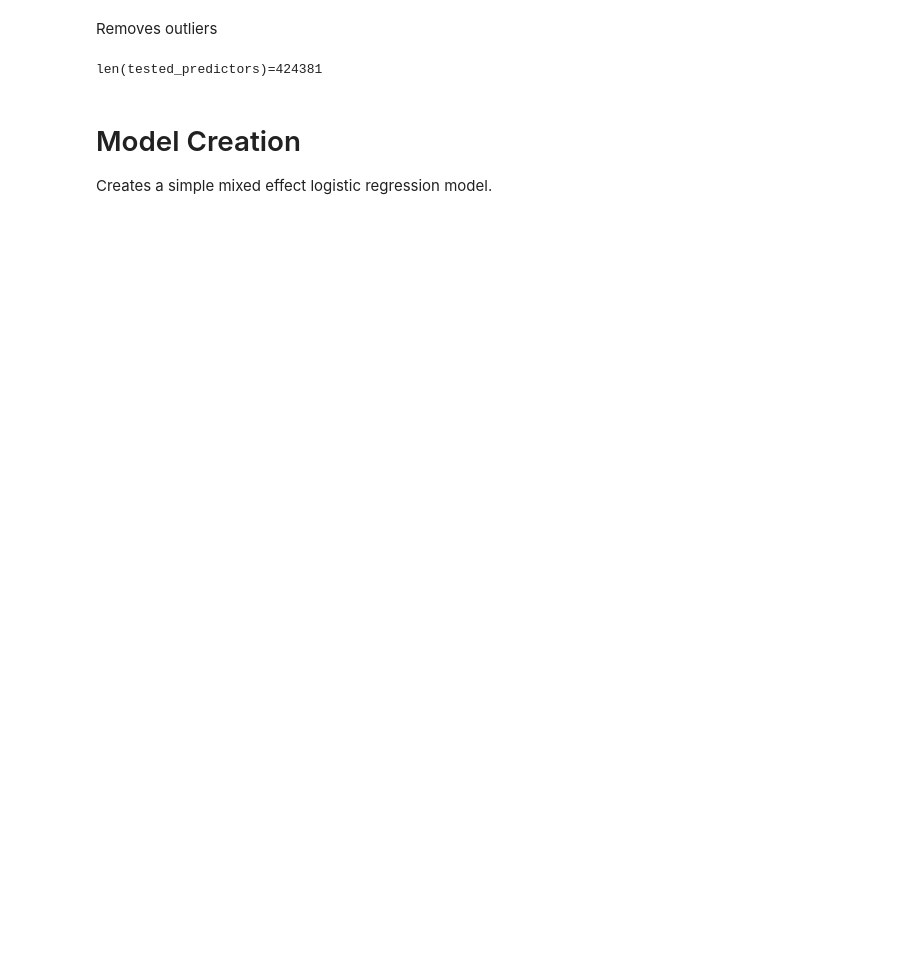
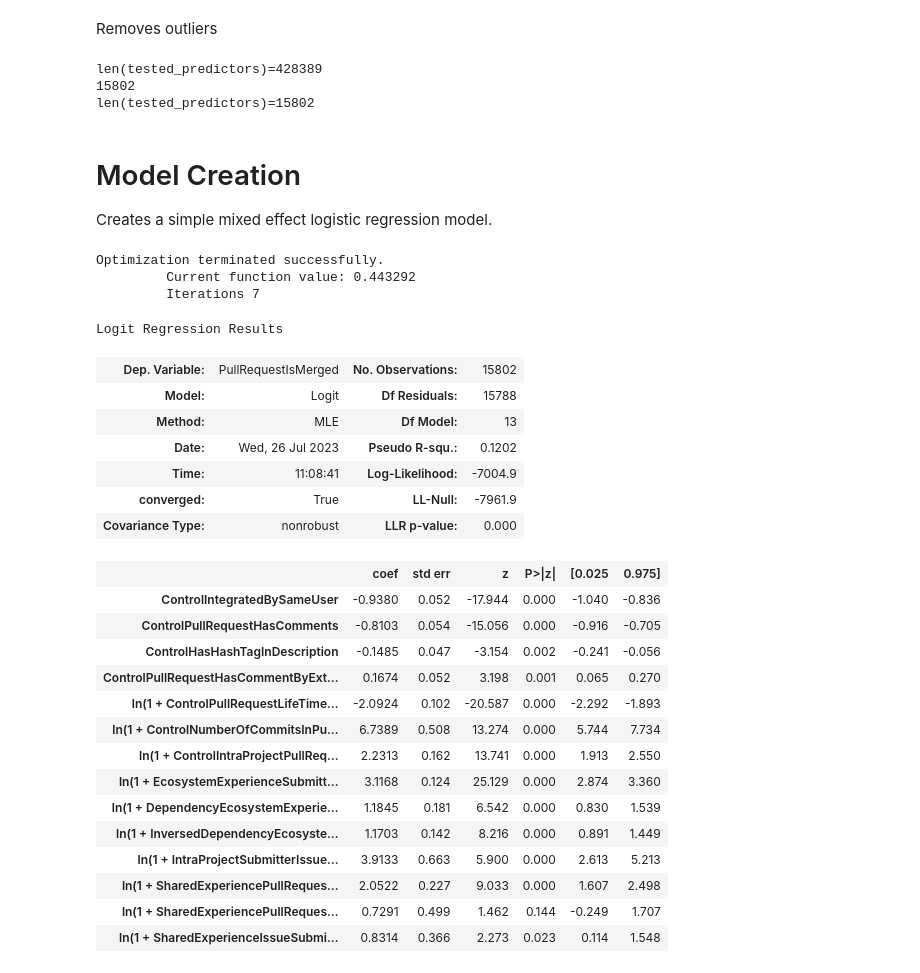
Before and after one commit to wmeijer221/msc_thesis, a Jupyter notebook: python_proj/modelling/notebooks/logistic_regression/ftc_model.ipynb, the cells around one changed output. Saved outputs shown, nothing was run; the diff lists cells and outputs as text; code cells hidden in the pictures; blank space fills up the shorter version.

```diff
--- a/python_proj/modelling/notebooks/logistic_regression/ftc_model.ipynb
+++ b/python_proj/modelling/notebooks/logistic_regression/ftc_model.ipynb
@@ -689,16 +689,56 @@ Found outliers: 4194 / 428575 (0.979%)
 # %% [markdown]
 Removes outliers
 # %%
-tested_predictors = tested_predictors.drop(extreme.index)
-tested_dependents = dependent.drop(extreme.index)
+print(f'{len(tested_predictors)=}')
+
+# tested_predictors = tested_predictors.drop(extreme.index)
+# tested_dependents = dependent.drop(extreme.index)
+tested_predictors = tested_predictors[tested_predictors['ln(1 + EcosystemExperienceSubmitterPullRequestSubmissionCount)'].gt(0.5)]
+tested_dependents = dependent[tested_predictors.index]
+print(len(tested_dependents))
 
 print(f'{len(tested_predictors)=}')
 # %% [output]
-len(tested_predictors)=424381
+len(tested_predictors)=428389
+15802
+len(tested_predictors)=15802
 # %% [markdown]
 # Model Creation
 
 Creates a simple mixed effect logistic regression model.
+# %%
+from statsmodels.discrete.discrete_model import Logit
+
+results = Logit(tested_dependents, tested_predictors).fit()
+
+results.summary()
+# %% [output]
+Optimization terminated successfully.
+         Current function value: 0.443292
+         Iterations 7
+Logit Regression Results
+| Dep. Variable: | PullRequestIsMerged | No. Observations: | 15802 |
+| Model: | Logit | Df Residuals: | 15788 |
+| Method: | MLE | Df Model: | 13 |
+| Date: | Wed, 26 Jul 2023 | Pseudo R-squ.: | 0.1202 |
+| Time: | 11:08:41 | Log-Likelihood: | -7004.9 |
+| converged: | True | LL-Null: | -7961.9 |
+| Covariance Type: | nonrobust | LLR p-value: | 0.000 |
+|  | coef | std err | z | P>|z| | [0.025 | 0.975] |
+| ControlIntegratedBySameUser | -0.9380 | 0.052 | -17.944 | 0.000 | -1.040 | -0.836 |
+| ControlPullRequestHasComments | -0.8103 | 0.054 | -15.056 | 0.000 | -0.916 | -0.705 |
+| ControlHasHashTagInDescription | -0.1485 | 0.047 | -3.154 | 0.002 | -0.241 | -0.056 |
+| ControlPullRequestHasCommentByExt... | 0.1674 | 0.052 | 3.198 | 0.001 | 0.065 | 0.270 |
+| ln(1 + ControlPullRequestLifeTime... | -2.0924 | 0.102 | -20.587 | 0.000 | -2.292 | -1.893 |
+| ln(1 + ControlNumberOfCommitsInPu... | 6.7389 | 0.508 | 13.274 | 0.000 | 5.744 | 7.734 |
+| ln(1 + ControlIntraProjectPullReq... | 2.2313 | 0.162 | 13.741 | 0.000 | 1.913 | 2.550 |
+| ln(1 + EcosystemExperienceSubmitt... | 3.1168 | 0.124 | 25.129 | 0.000 | 2.874 | 3.360 |
+| ln(1 + DependencyEcosystemExperie... | 1.1845 | 0.181 | 6.542 | 0.000 | 0.830 | 1.539 |
+| ln(1 + InversedDependencyEcosyste... | 1.1703 | 0.142 | 8.216 | 0.000 | 0.891 | 1.449 |
+| ln(1 + IntraProjectSubmitterIssue... | 3.9133 | 0.663 | 5.900 | 0.000 | 2.613 | 5.213 |
+| ln(1 + SharedExperiencePullReques... | 2.0522 | 0.227 | 9.033 | 0.000 | 1.607 | 2.498 |
+| ln(1 + SharedExperiencePullReques... | 0.7291 | 0.499 | 1.462 | 0.144 | -0.249 | 1.707 |
+| ln(1 + SharedExperienceIssueSubmi... | 0.8314 | 0.366 | 2.273 | 0.023 | 0.114 | 1.548 |
 # %%
 from statsmodels.regression.mixed_linear_model import MixedLM
 
```
Also changed, not shown: parts of 11 cells of this notebook, 16 other files.
